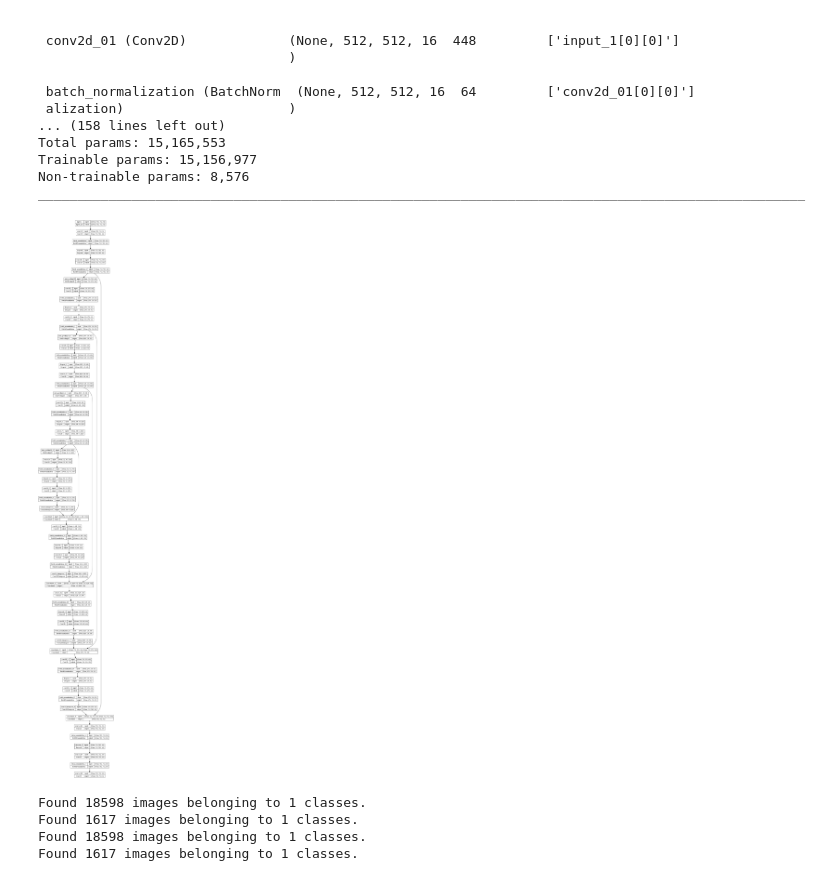
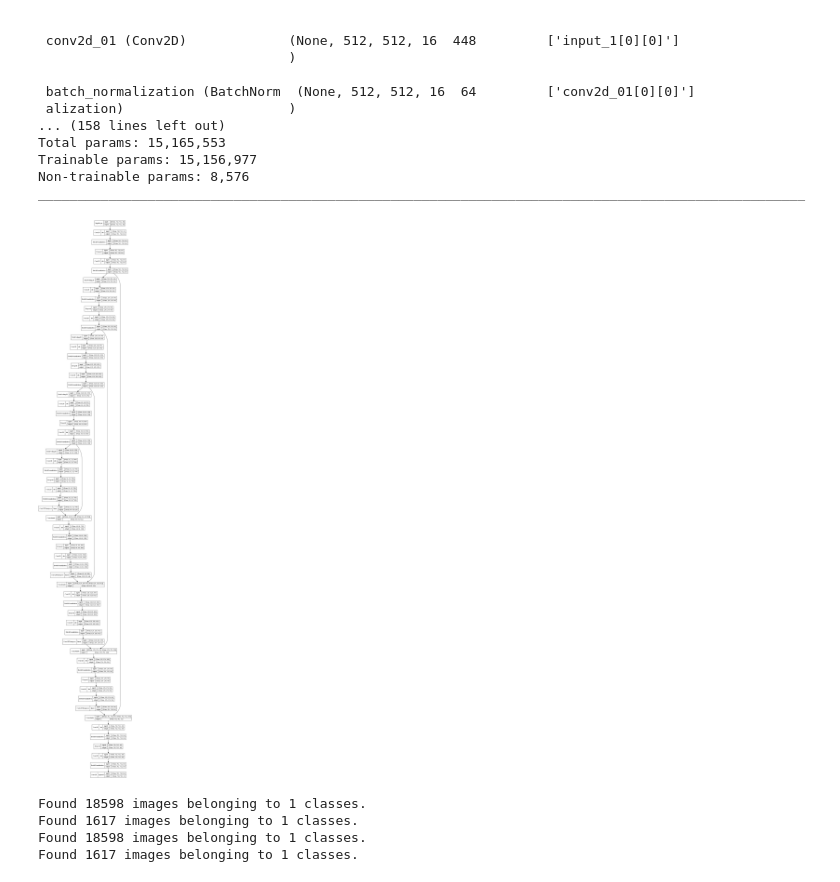
Before and after one commit to bicycle-lane-detector/detector, a Jupyter notebook: src/main.ipynb, the cells around one changed output. Cells and saved outputs as stored; diff of their text form; code cells hidden in the pictures.

```diff
--- a/src/main.ipynb
+++ b/src/main.ipynb
@@ -53,12 +53,12 @@ Non-trainable params: 8,576
 __________________________________________________________________________________________________
 # %%
 from keras.utils.vis_utils import plot_model
-plot_model(model,to_file='./../Models/unet_struct.png',show_shapes=True, show_layer_names=True)
+plot_model(model,to_file='./../Models/unet_struct.png',show_shapes=True, show_layer_activations=True, show_layer_names=False)
 
 from IPython.display import Image as IP_Image
 IP_Image(retina=True, filename='./../Models/unet_struct.png')
 # %% [output]
-[figure, old version]
+[figure, new version]
 # %%
 opt = keras.optimizers.Adam(LEARNING_RATE)
 callbacks = create_callbacks(BACKUP_MODEL_PATH, BACKUP_HISTORY_PATH)
```
Also changed, not shown: parts of 4 cells of this notebook, 4 other files.
